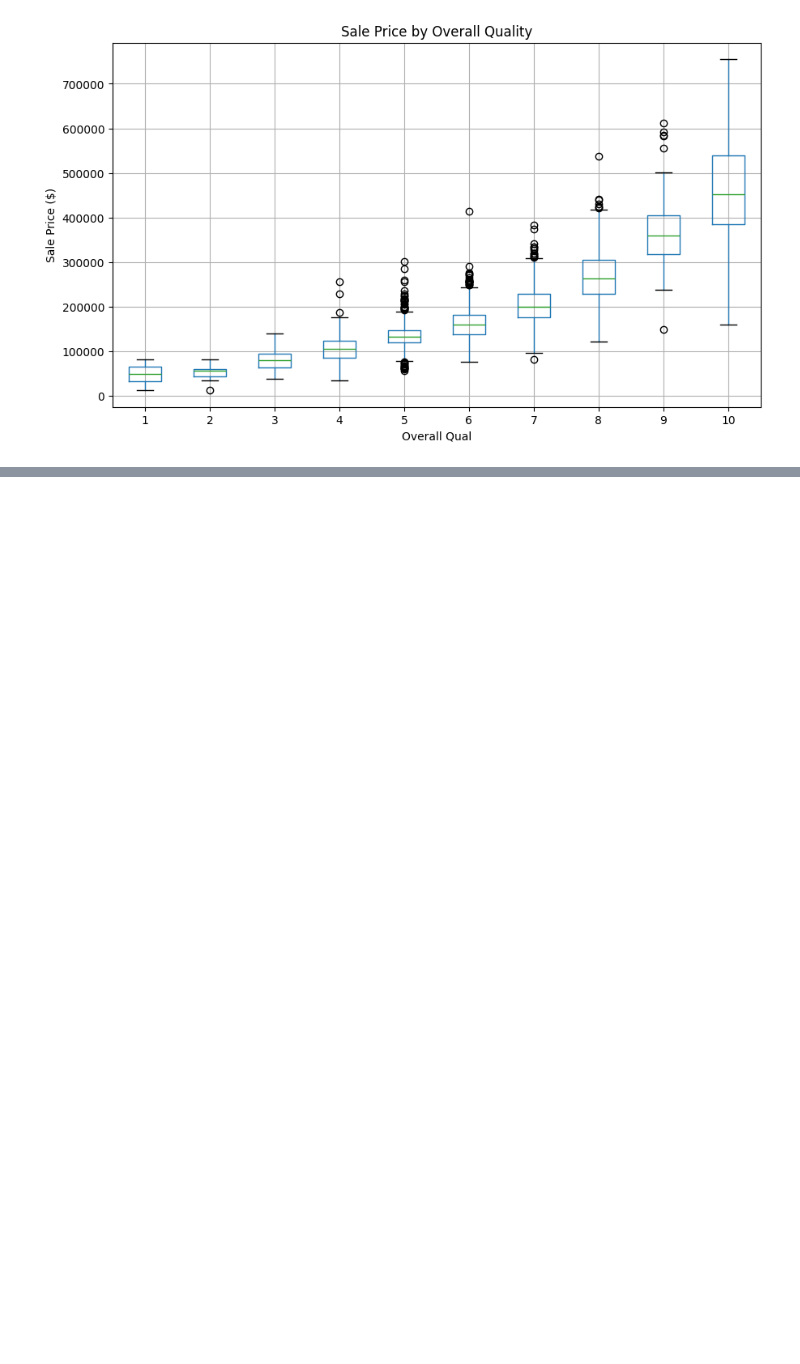
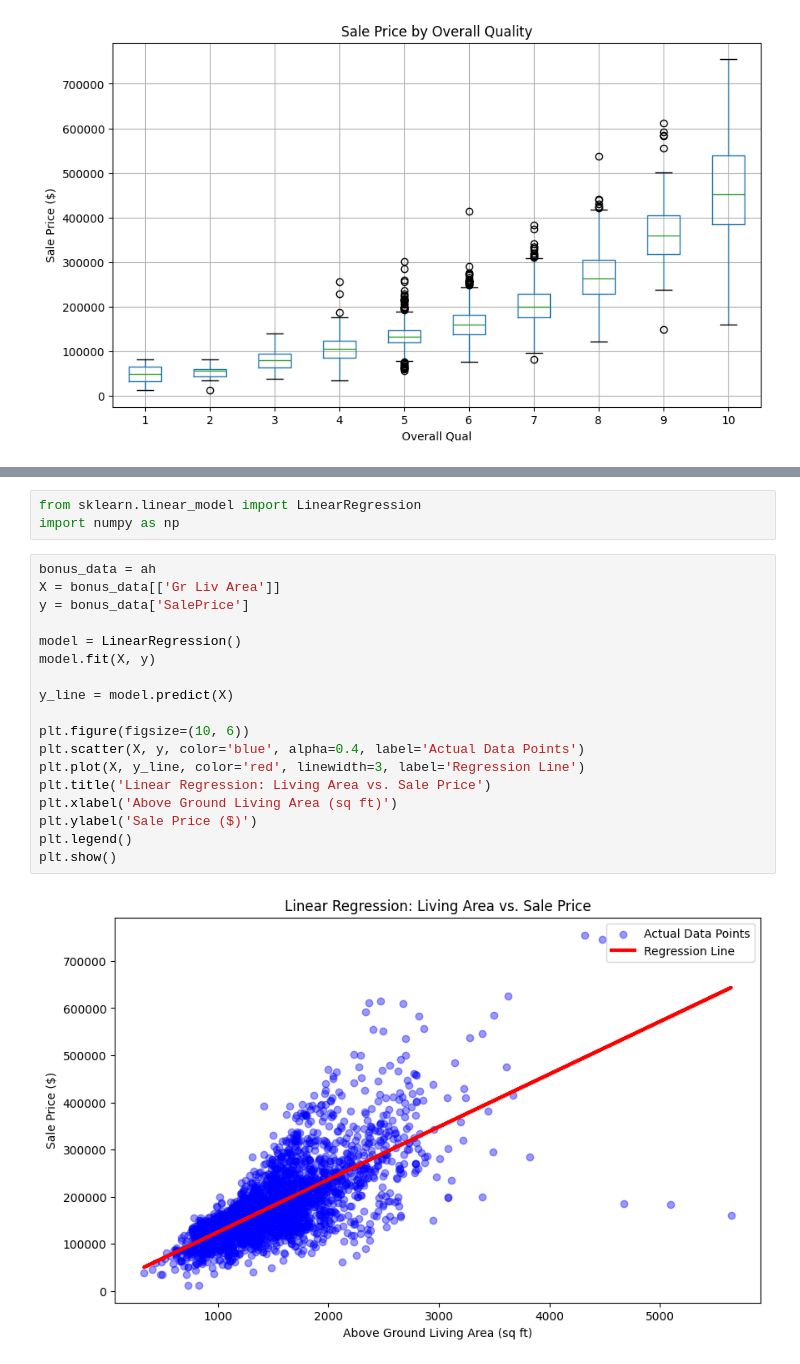
Before and after one commit to shomlea/AmesHousing-Dataset, a Jupyter notebook: main.ipynb, the cells around one changed output, grey strips where cells are left out. Cells and saved outputs as stored; diff of their text form; blank space fills up the shorter version.

```diff
--- a/main.ipynb
+++ b/main.ipynb
@@ -148,0 +186,23 @@ plt.show()
+# %%
+from sklearn.linear_model import LinearRegression
+import numpy as np
+# %%
+bonus_data = ah
+X = bonus_data[['Gr Liv Area']]
+y = bonus_data['SalePrice']
+
+model = LinearRegression()
+model.fit(X, y)
+
+y_line = model.predict(X)
+
+plt.figure(figsize=(10, 6))
+plt.scatter(X, y, color='blue', alpha=0.4, label='Actual Data Points')
+plt.plot(X, y_line, color='red', linewidth=3, label='Regression Line')
+plt.title('Linear Regression: Living Area vs. Sale Price')
+plt.xlabel('Above Ground Living Area (sq ft)')
+plt.ylabel('Sale Price ($)')
+plt.legend()
+plt.show()
+# %% [output]
+[figure, added]
```
Also changed, not shown: parts of 9 cells of this notebook.
